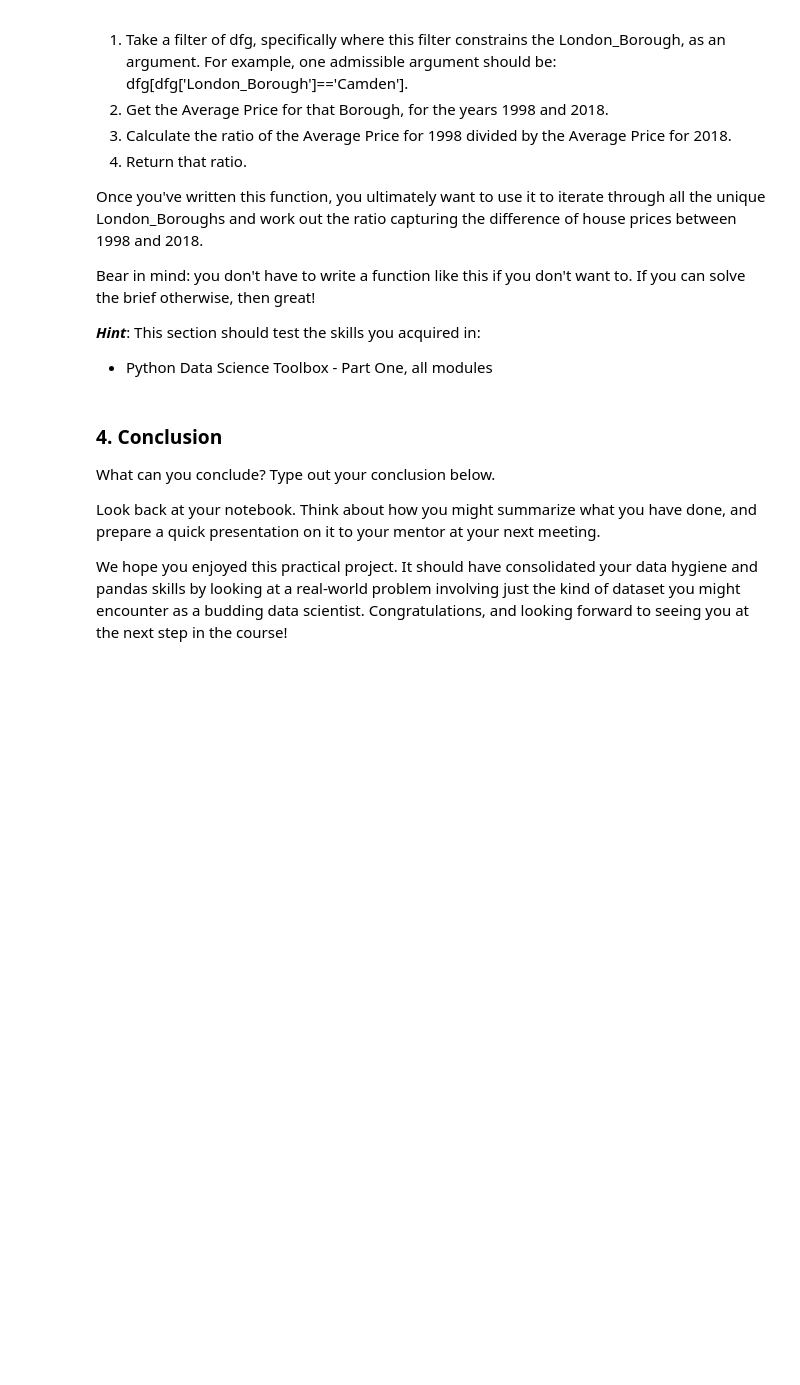
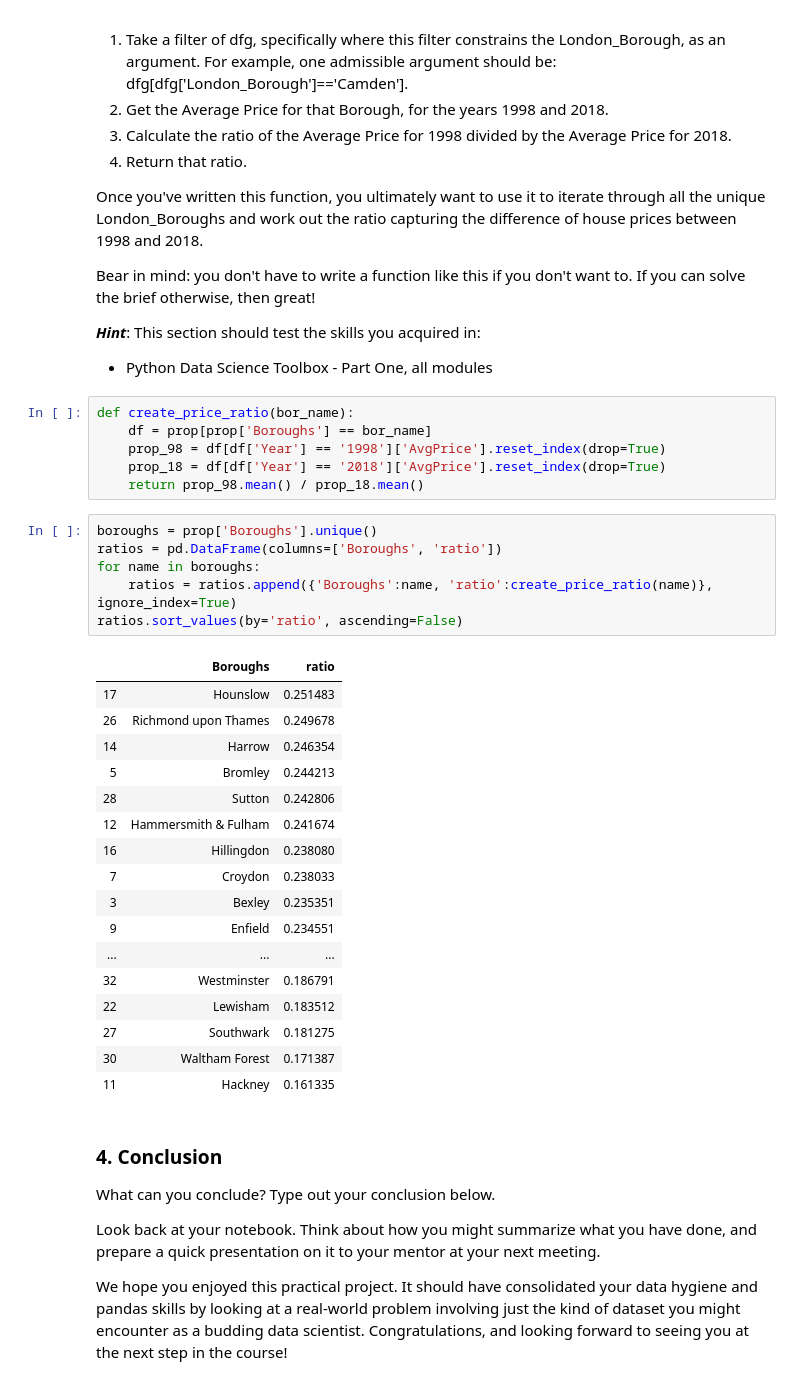
Before and after one commit to cogentdom/LondonHousing, a Jupyter notebook: Unit 4 Challenge - Tier 3.ipynb, the cells around one changed output. Drawn from its saved outputs; the diff is of its cells as text; blank space fills up the shorter version.

```diff
--- a/Unit 4 Challenge - Tier 3.ipynb
+++ b/Unit 4 Challenge - Tier 3.ipynb
@@ -383,6 +349,36 @@ Bear in mind: you don't have to write a function like this if you don't want to.
 
 ***Hint***: This section should test the skills you acquired in:
 - Python Data Science Toolbox - Part One, all modules
+# %%
+def create_price_ratio(bor_name):
+    df = prop[prop['Boroughs'] == bor_name]
+    prop_98 = df[df['Year'] == '1998']['AvgPrice'].reset_index(drop=True)
+    prop_18 = df[df['Year'] == '2018']['AvgPrice'].reset_index(drop=True)
+    return prop_98.mean() / prop_18.mean()
+# %%
+boroughs = prop['Boroughs'].unique()
+ratios = pd.DataFrame(columns=['Boroughs', 'ratio'])
+for name in boroughs:
+    ratios = ratios.append({'Boroughs':name, 'ratio':create_price_ratio(name)}, ignore_index=True)
+ratios.sort_values(by='ratio', ascending=False)
+# %% [output]
+|  | Boroughs | ratio |
+| 17 | Hounslow | 0.251483 |
+| 26 | Richmond upon Thames | 0.249678 |
+| 14 | Harrow | 0.246354 |
+| 5 | Bromley | 0.244213 |
+| 28 | Sutton | 0.242806 |
+| 12 | Hammersmith & Fulham | 0.241674 |
+| 16 | Hillingdon | 0.238080 |
+| 7 | Croydon | 0.238033 |
+| 3 | Bexley | 0.235351 |
+| 9 | Enfield | 0.234551 |
+| ... | ... | ... |
+| 32 | Westminster | 0.186791 |
+| 22 | Lewisham | 0.183512 |
+| 27 | Southwark | 0.181275 |
+| 30 | Waltham Forest | 0.171387 |
+| 11 | Hackney | 0.161335 |
 # %% [markdown]
 ### 4. Conclusion
 What can you conclude? Type out your conclusion below.
```
Also changed, not shown: parts of 4 cells of this notebook.
